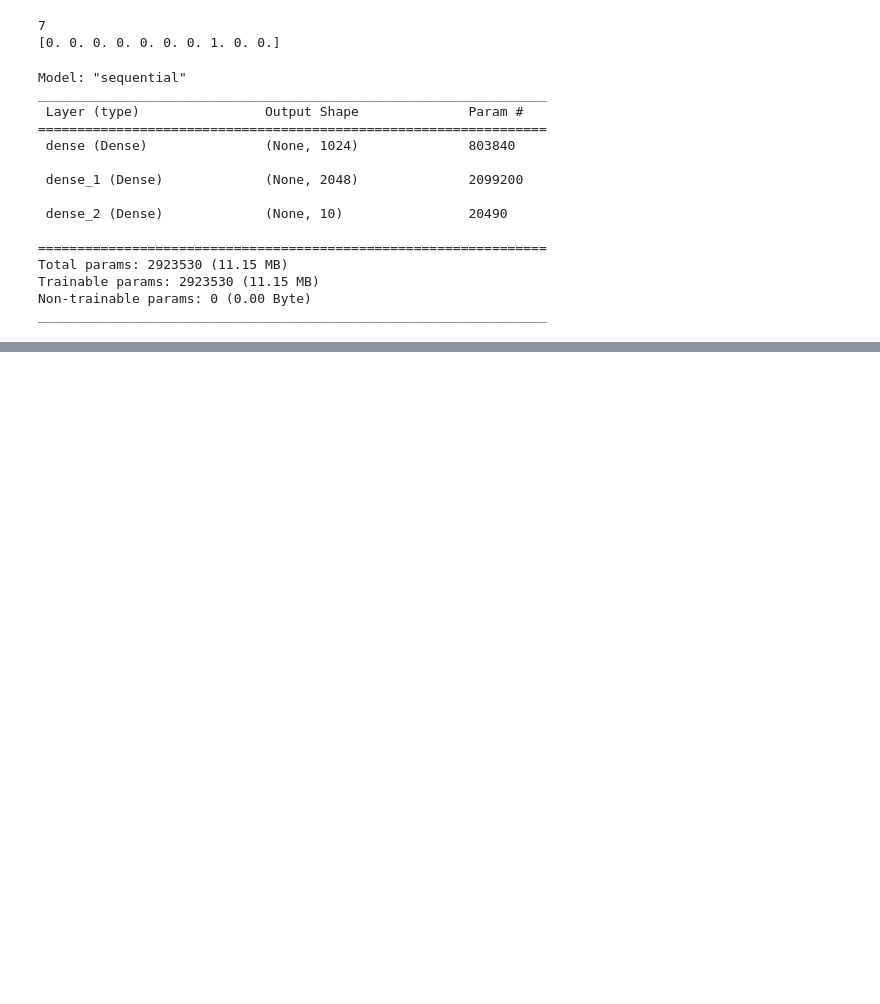
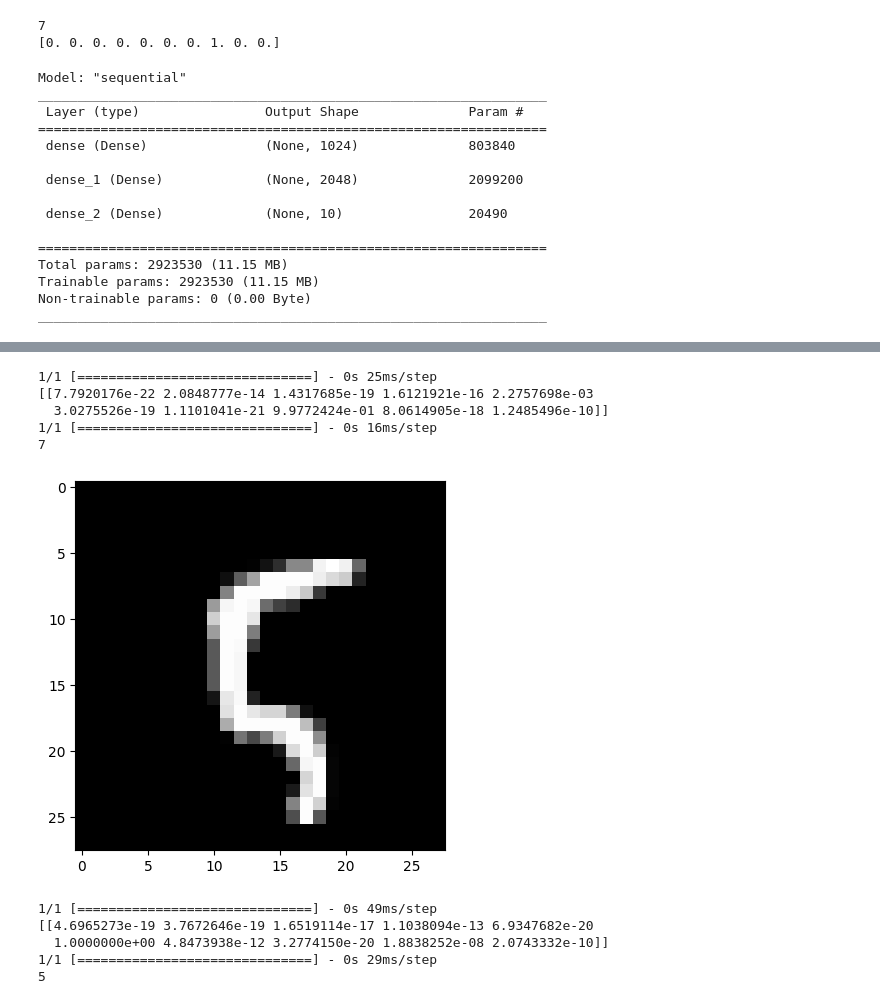
Before and after one commit to thiagohrcosta/ML-Number, a Jupyter notebook: ml_number.ipynb, the cells around one changed output, grey strips where cells are left out. Drawn from its saved outputs; the diff is of its cells as text; code cells hidden in the pictures; blank space fills up the shorter version.

```diff
--- a/ml_number.ipynb
+++ b/ml_number.ipynb
@@ -170,0 +205,27 @@ Epoch 20/20
+# %%
+# Predict model
+print(model.predict(x))
+print(numpy.argmax(model.predict(x)))
+# %% [output]
+1/1 [==============================] - 0s 25ms/step
+[[7.7920176e-22 2.0848777e-14 1.4317685e-19 1.6121921e-16 2.2757698e-03
+  3.0275526e-19 1.1101041e-21 9.9772424e-01 8.0614905e-18 1.2485496e-10]]
+1/1 [==============================] - 0s 16ms/step
+7
+# %%
+x = X_train2[100]
+x = numpy.expand_dims(x, axis=0)
+image_to_get_data = X_train[100]
+image_to_get_data = numpy.array(image_to_get_data, dtype='float')
+pixels = image_to_get_data.reshape((28, 28))
+plt.imshow(pixels, cmap='gray')
+plt.show()
+print(model.predict(x))
+print(numpy.argmax(model.predict(x)))
+# %% [output]
+[figure, added]
+1/1 [==============================] - 0s 49ms/step
+[[4.6965273e-19 3.7672646e-19 1.6519114e-17 1.1038094e-13 6.9347682e-20
+  1.0000000e+00 4.8473938e-12 3.2774150e-20 1.8838252e-08 2.0743332e-10]]
+1/1 [==============================] - 0s 29ms/step
+5
```
Also changed, not shown: parts of 7 cells of this notebook.
